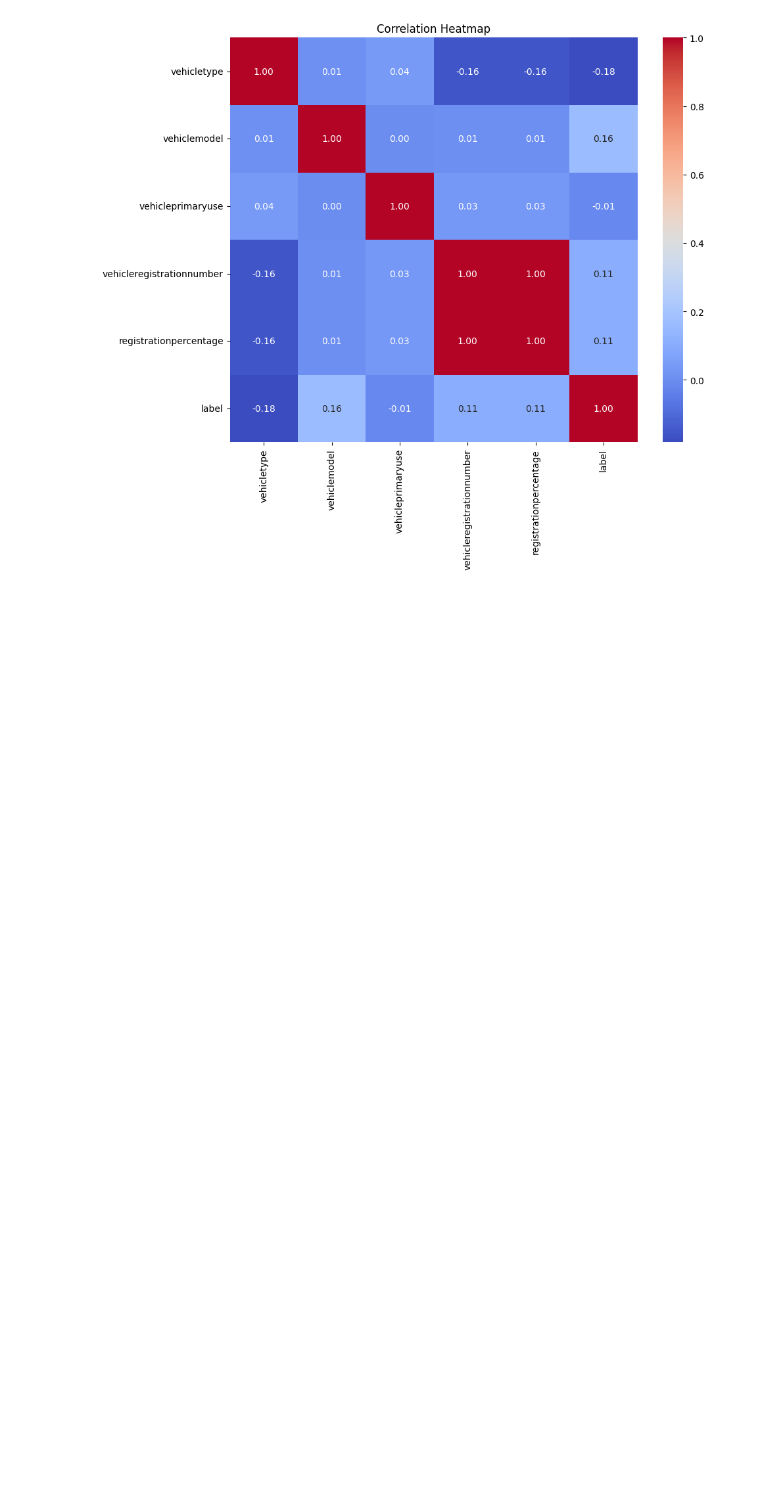
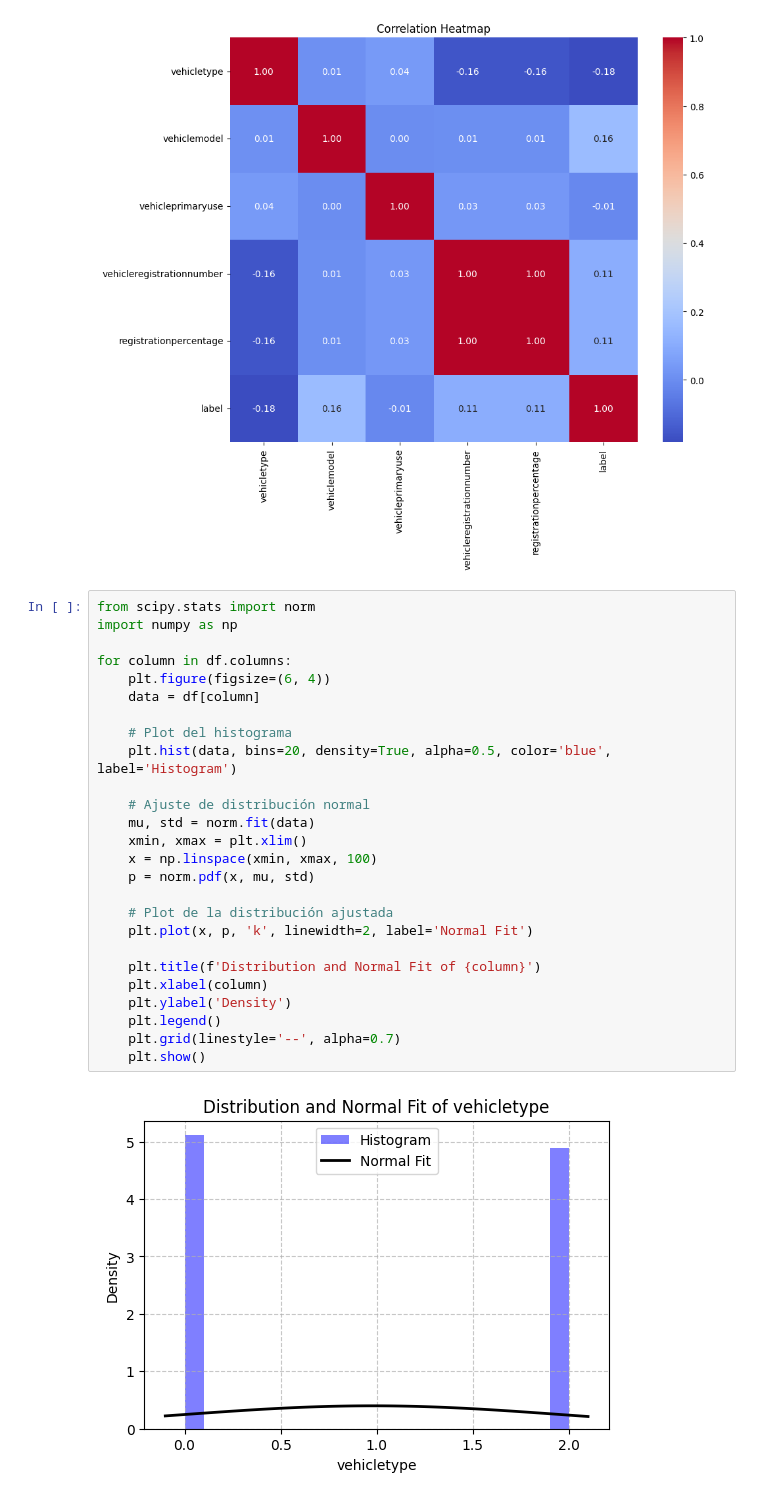
Before and after one commit to Erickype/BI-Electrict_Vehicle_Title_Resgistration_Activity, a Jupyter notebook: datasetProcessing/correlation/correlation.ipynb, the cells around one changed output. Saved outputs shown, nothing was run; the diff lists cells and outputs as text; blank space fills up the shorter version.

Commit message:
Histogram and normal distribution

```diff
--- a/datasetProcessing/correlation/correlation.ipynb
+++ b/datasetProcessing/correlation/correlation.ipynb
@@ -49,3 +49,31 @@ plt.title('Correlation Heatmap')
 plt.show()
 # %% [output]
 [figure]
+# %%
+from scipy.stats import norm
+import numpy as np
+
+for column in df.columns:
+    plt.figure(figsize=(6, 4))
+    data = df[column]
+
+    # Plot del histograma
+    plt.hist(data, bins=20, density=True, alpha=0.5, color='blue', label='Histogram')
+
+    # Ajuste de distribución normal
+    mu, std = norm.fit(data)
+    xmin, xmax = plt.xlim()
+    x = np.linspace(xmin, xmax, 100)
+    p = norm.pdf(x, mu, std)
+
+    # Plot de la distribución ajustada
+    plt.plot(x, p, 'k', linewidth=2, label='Normal Fit')
+
+    plt.title(f'Distribution and Normal Fit of {column}')
+    plt.xlabel(column)
+    plt.ylabel('Density')
+    plt.legend()
+    plt.grid(linestyle='--', alpha=0.7)
+    plt.show()
+# %% [output]
+[figure, added]
```
Also changed, not shown: parts of 1 cell of this notebook.
